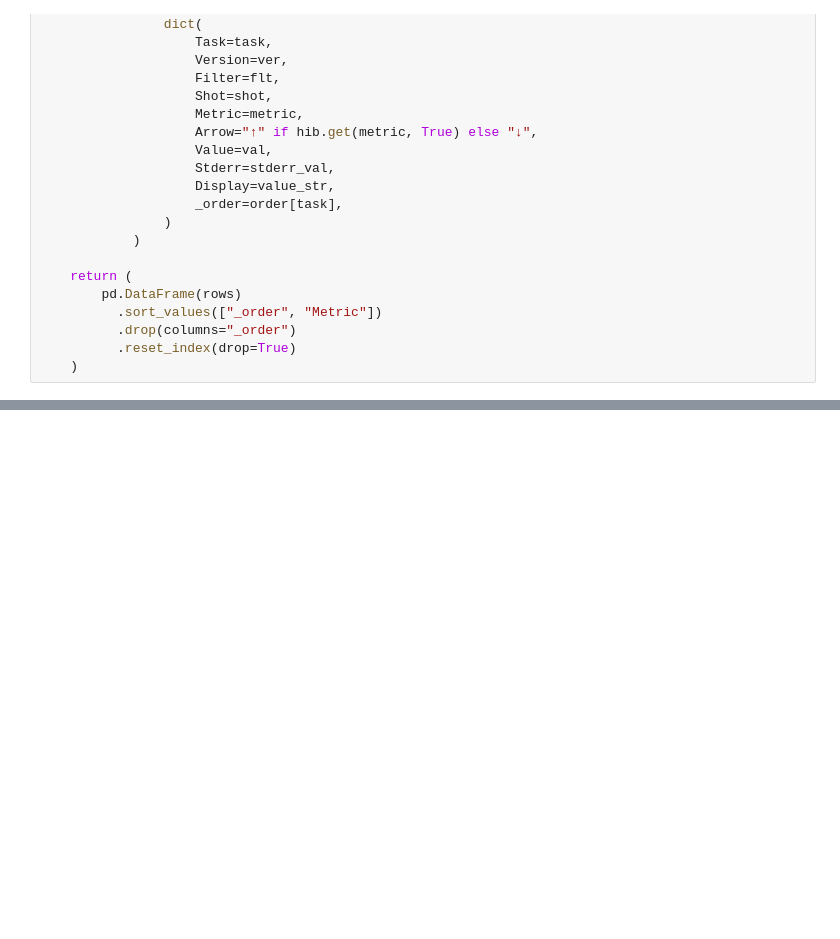
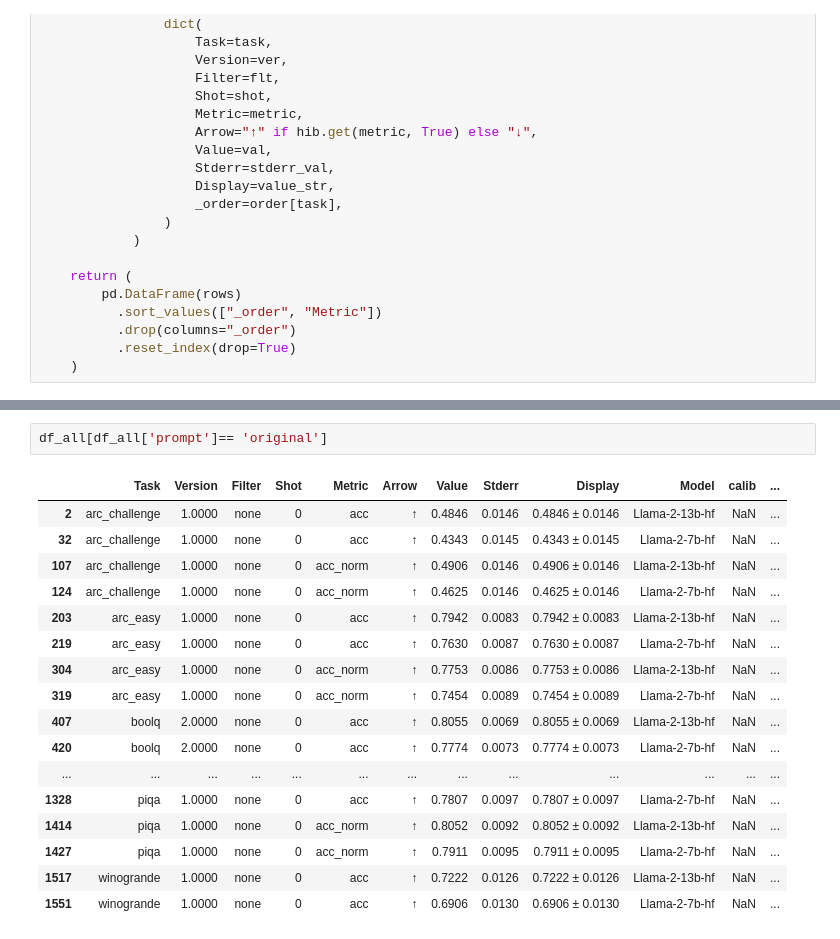
Before and after one commit to IAAR-Shanghai/SEAP, a Jupyter notebook: notebook/0_analysis.ipynb, the cells around one changed output, grey strips where cells are left out. Drawn from its saved outputs; the diff is of its cells as text; blank space fills up the shorter version.

```diff
--- a/notebook/0_analysis.ipynb
+++ b/notebook/0_analysis.ipynb
@@ -132,0 +149,20 @@ df_all
+# %%
+df_all[df_all['prompt']== 'original']
+# %% [output]
+|  | Task | Version | Filter | Shot | Metric | Arrow | Value | Stderr | Display | Model | calib | ... |
+| 2 | arc_challenge | 1.0000 | none | 0 | acc | ↑ | 0.4846 | 0.0146 | 0.4846 ± 0.0146 | Llama-2-13b-hf | NaN | ... |
+| 32 | arc_challenge | 1.0000 | none | 0 | acc | ↑ | 0.4343 | 0.0145 | 0.4343 ± 0.0145 | Llama-2-7b-hf | NaN | ... |
+| 107 | arc_challenge | 1.0000 | none | 0 | acc_norm | ↑ | 0.4906 | 0.0146 | 0.4906 ± 0.0146 | Llama-2-13b-hf | NaN | ... |
+| 124 | arc_challenge | 1.0000 | none | 0 | acc_norm | ↑ | 0.4625 | 0.0146 | 0.4625 ± 0.0146 | Llama-2-7b-hf | NaN | ... |
+| 203 | arc_easy | 1.0000 | none | 0 | acc | ↑ | 0.7942 | 0.0083 | 0.7942 ± 0.0083 | Llama-2-13b-hf | NaN | ... |
+| 219 | arc_easy | 1.0000 | none | 0 | acc | ↑ | 0.7630 | 0.0087 | 0.7630 ± 0.0087 | Llama-2-7b-hf | NaN | ... |
+| 304 | arc_easy | 1.0000 | none | 0 | acc_norm | ↑ | 0.7753 | 0.0086 | 0.7753 ± 0.0086 | Llama-2-13b-hf | NaN | ... |
+| 319 | arc_easy | 1.0000 | none | 0 | acc_norm | ↑ | 0.7454 | 0.0089 | 0.7454 ± 0.0089 | Llama-2-7b-hf | NaN | ... |
+| 407 | boolq | 2.0000 | none | 0 | acc | ↑ | 0.8055 | 0.0069 | 0.8055 ± 0.0069 | Llama-2-13b-hf | NaN | ... |
+| 420 | boolq | 2.0000 | none | 0 | acc | ↑ | 0.7774 | 0.0073 | 0.7774 ± 0.0073 | Llama-2-7b-hf | NaN | ... |
+| ... | ... | ... | ... | ... | ... | ... | ... | ... | ... | ... | ... | ... |
+| 1328 | piqa | 1.0000 | none | 0 | acc | ↑ | 0.7807 | 0.0097 | 0.7807 ± 0.0097 | Llama-2-7b-hf | NaN | ... |
+| 1414 | piqa | 1.0000 | none | 0 | acc_norm | ↑ | 0.8052 | 0.0092 | 0.8052 ± 0.0092 | Llama-2-13b-hf | NaN | ... |
+| 1427 | piqa | 1.0000 | none | 0 | acc_norm | ↑ | 0.7911 | 0.0095 | 0.7911 ± 0.0095 | Llama-2-7b-hf | NaN | ... |
+| 1517 | winogrande | 1.0000 | none | 0 | acc | ↑ | 0.7222 | 0.0126 | 0.7222 ± 0.0126 | Llama-2-13b-hf | NaN | ... |
+| 1551 | winogrande | 1.0000 | none | 0 | acc | ↑ | 0.6906 | 0.0130 | 0.6906 ± 0.0130 | Llama-2-7b-hf | NaN | ... |
```
Also changed, not shown: parts of 5 cells of this notebook, 10 other files.
